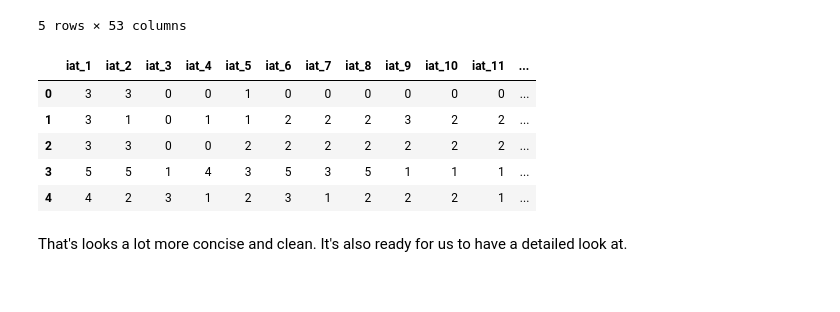
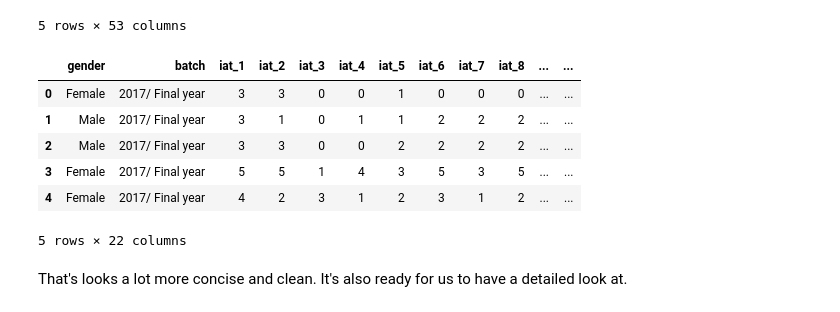
Before and after one commit to akankshazc/sts_iad, a Jupyter notebook: 1_overview.ipynb, the cells around one changed output. Cells and saved outputs as stored; diff of their text form; code cells hidden in the pictures.

Commit message:
Add gender and batch columns to individual section for comparisions.

```diff
--- a/1_overview.ipynb
+++ b/1_overview.ipynb
@@ -113,9 +113,9 @@ Now, the basic responses are ready for their own cleaning and analysis.
 ## IAT
 # %%
 # column indexes for the IAT section:
-# lets assign the IAT section to a new dataframe to create a column map
-iat_df = df.iloc[:,[5,6,7,8,9,10,11,12,13,14,15,16,17,18,19,20,21,22,23,24]]
-iat_df.head()
+# lets assign the IAT section to a temporary dataframe to create a column map
+temp_df = df.iloc[:,[5,6,7,8,9,10,11,12,13,14,15,16,17,18,19,20,21,22,23,24]]
+temp_df.head()
 # %% [output]
 |  | How often do you find that you st... | How often do you neglect househol... | How often do you prefer the excit... | How often do you form new relatio... | ... |
 | 0 | 3 | 3 | 0 | 0 | ... |
@@ -129,7 +129,7 @@ iat_df.head()
 # this will help us in the future to identify the columns
 iat_col_map = {}
 x = 1
-for col in iat_df.columns:
+for col in temp_df.columns:
     iat_col_map[col] = 'iat_' + str(x)
     x += 1
 
@@ -169,15 +169,17 @@ df.head()
 5 rows × 53 columns
 # %%
 # assigning the renamed IAT section to a new dataframe
-iat_df = df.iloc[:,[5,6,7,8,9,10,11,12,13,14,15,16,17,18,19,20,21,22,23,24]]
+# along with the gender and batch columns for comparisions (columns 0, 2)
+iat_df = df.iloc[:,[0,2,5,6,7,8,9,10,11,12,13,14,15,16,17,18,19,20,21,22,23,24]]
 iat_df.head()
 # %% [output]
-|  | iat_1 | iat_2 | iat_3 | iat_4 | iat_5 | iat_6 | iat_7 | iat_8 | iat_9 | iat_10 | iat_11 | ... |
-| 0 | 3 | 3 | 0 | 0 | 1 | 0 | 0 | 0 | 0 | 0 | 0 | ... |
-| 1 | 3 | 1 | 0 | 1 | 1 | 2 | 2 | 2 | 3 | 2 | 2 | ... |
-| 2 | 3 | 3 | 0 | 0 | 2 | 2 | 2 | 2 | 2 | 2 | 2 | ... |
-| 3 | 5 | 5 | 1 | 4 | 3 | 5 | 3 | 5 | 1 | 1 | 1 | ... |
-| 4 | 4 | 2 | 3 | 1 | 2 | 3 | 1 | 2 | 2 | 2 | 1 | ... |
+|  | gender | batch | iat_1 | iat_2 | iat_3 | iat_4 | iat_5 | iat_6 | iat_7 | iat_8 | ... | ... |
+| 0 | Female | 2017/ Final year | 3 | 3 | 0 | 0 | 1 | 0 | 0 | 0 | ... | ... |
+| 1 | Male | 2017/ Final year | 3 | 1 | 0 | 1 | 1 | 2 | 2 | 2 | ... | ... |
+| 2 | Male | 2017/ Final year | 3 | 3 | 0 | 0 | 2 | 2 | 2 | 2 | ... | ... |
+| 3 | Female | 2017/ Final year | 5 | 5 | 1 | 4 | 3 | 5 | 3 | 5 | ... | ... |
+| 4 | Female | 2017/ Final year | 4 | 2 | 3 | 1 | 2 | 3 | 1 | 2 | ... | ... |
+5 rows × 22 columns
 # %% [markdown]
 That's looks a lot more concise and clean. It's also ready for us to have a detailed look at.
 # %% [markdown]
```
Also changed, not shown: parts of 4 cells of this notebook.
